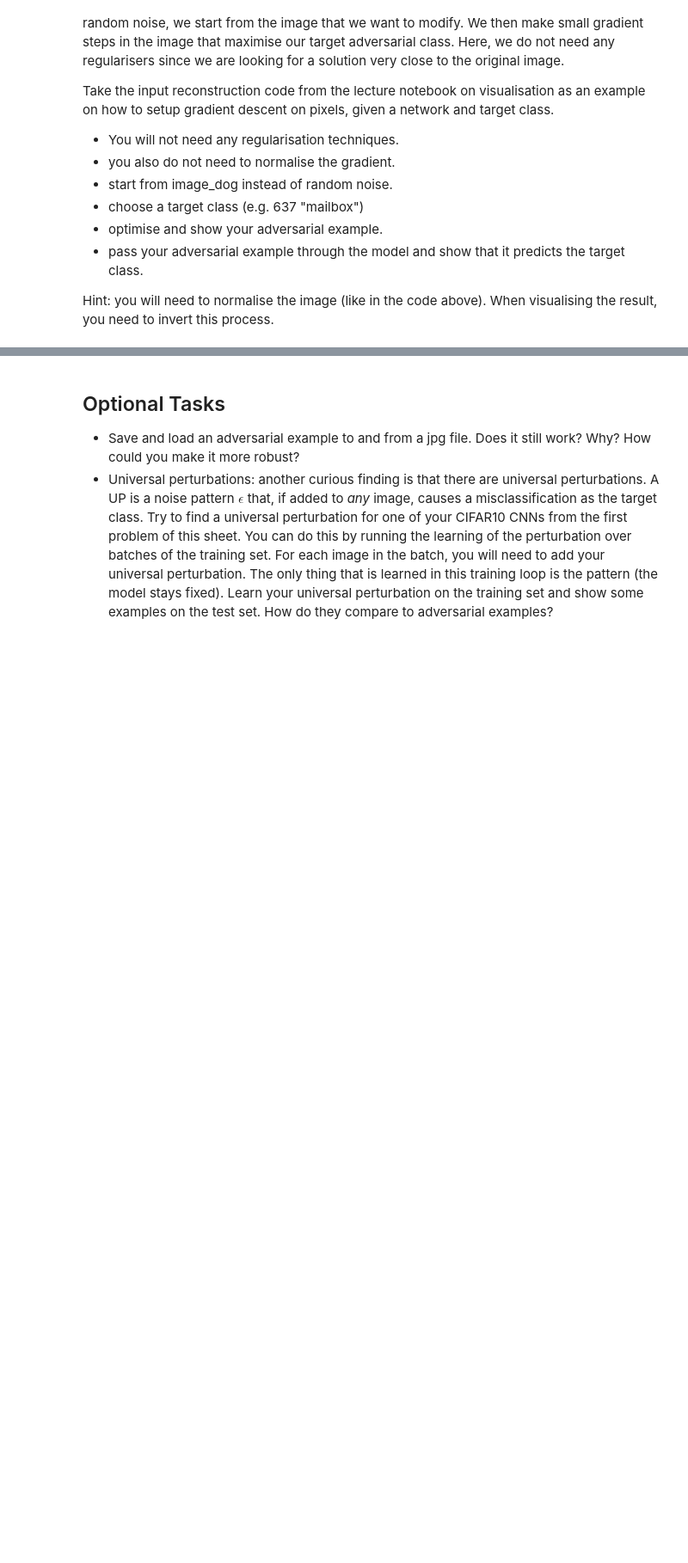
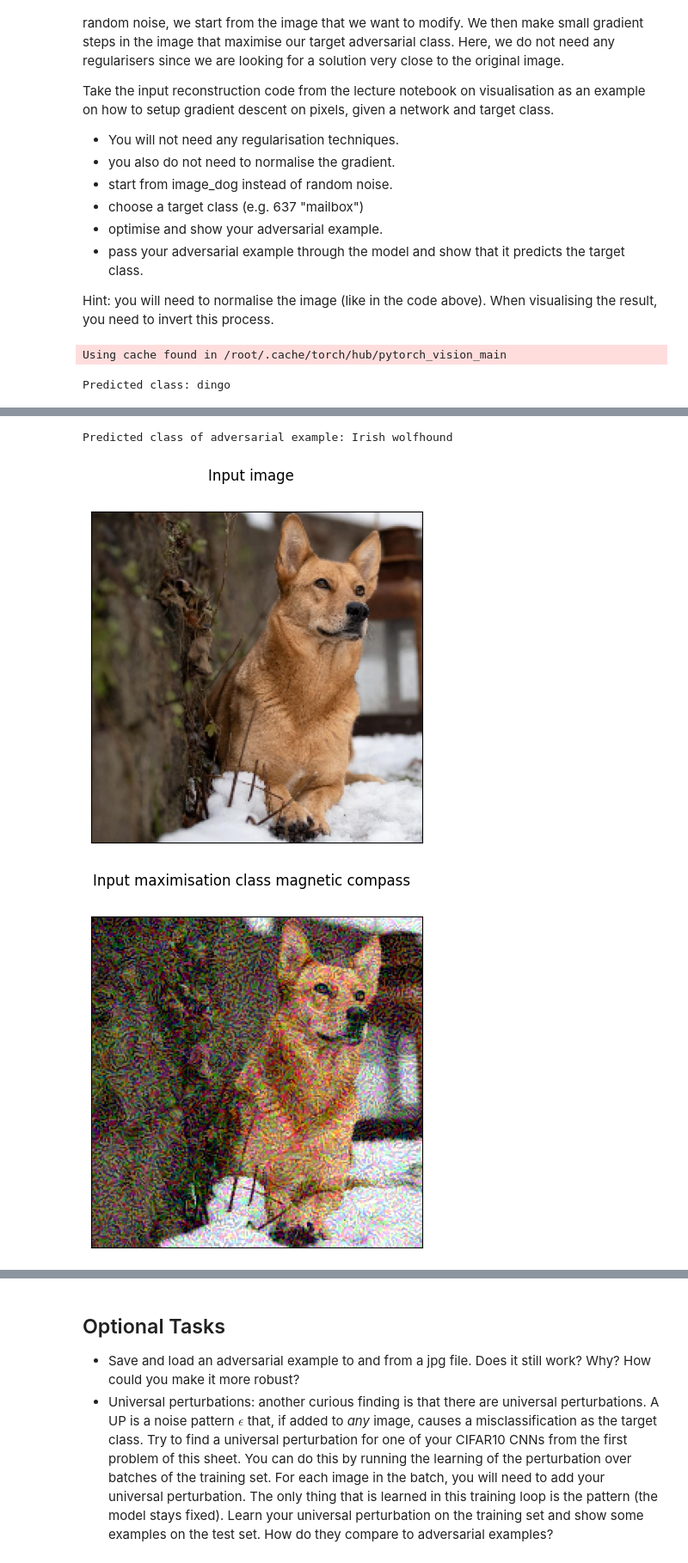
Before and after one commit to iceyxxx/Computer-Vision---Practical-1, a Jupyter notebook: practical2.ipynb, the cells around one changed output, grey strips where cells are left out. Shown at 86% size. Saved outputs shown, nothing was run; the diff lists cells and outputs as text; code cells hidden in the pictures; blank space fills up the shorter version.

```diff
--- a/practical2.ipynb
+++ b/practical2.ipynb
@@ -373,6 +443,10 @@ image = torch.from_numpy(image).float()
 
 def de_normalise_image(x):
     # TODO: denormalise image (test it by using it on the normalised image and plot it)
+    x = x.squeeze(0).numpy().transpose(1,2,0)
+    x *= np.array([0.229, 0.224, 0.225])
+    x += np.array([0.485, 0.456, 0.406])
+    x[:,:,[0,1,2]] = x[:,:,[2,1,0]]
     return x
 
 model = torch.hub.load('pytorch/vision', 'resnet50', weights=torchvision.models.resnet.ResNet50_Weights.DEFAULT)
@@ -385,22 +459,29 @@ print(f'Predicted class: {class_names[pred]}')
 
 top_class = 637 # This is the class for 'mailbox'
 num_iterations = 50
-input = 0  # TODO: initialise with image
+input = image.clone()  # TODO: initialise with image
 input = torch.nn.Parameter(input, requires_grad=True)
 optimizer = torch.optim.Adam([input], lr=0.1)
 
 for i in tqdm(range(num_iterations)):
     prediction = model(input)
-    loss = 0  # TODO: find a loss function that maximises the class score
+    if prediction.argmax() == top_class:
+      print("Total Steps: " + str(i))
+      break
+    loss = -torch.log(prediction[0, top_class])  # TODO: find a loss function that maximises the class score
     optimizer.zero_grad()
     loss.backward()
     optimizer.step()
 
 vis = Visualizer(num_rows=1, num_cols=1, figsize=(5,5), axis_off=True, title=f'Input maximisation class {class_names[top_class]}')
-vis.add_image_subplot(0, 0, de_normalise_image(image))
+final_image = input.detach().clone()
+vis.add_image_subplot(0, 0, de_normalise_image(final_image))
 
 # pass image through model
 output = model(input)
 # get class index
 pred = output.argmax()
 print(f'Predicted class of adversarial example: {class_names[pred]}')
+# %% [output]
+Using cache found in /root/.cache/torch/hub/pytorch_vision_main
+Predicted class: dingo
@@ -407,3 +489,6 @@ print(f'Predicted class of adversarial example: {class_names[pred]}')
+Predicted class of adversarial example: Irish wolfhound
+[figure, added]
+[figure, added]
 # %% [markdown]
 Visualise the difference image between the original and the adversarial example.
 * Do the same for different classes.
```
Also changed, not shown: parts of 13 cells of this notebook.
